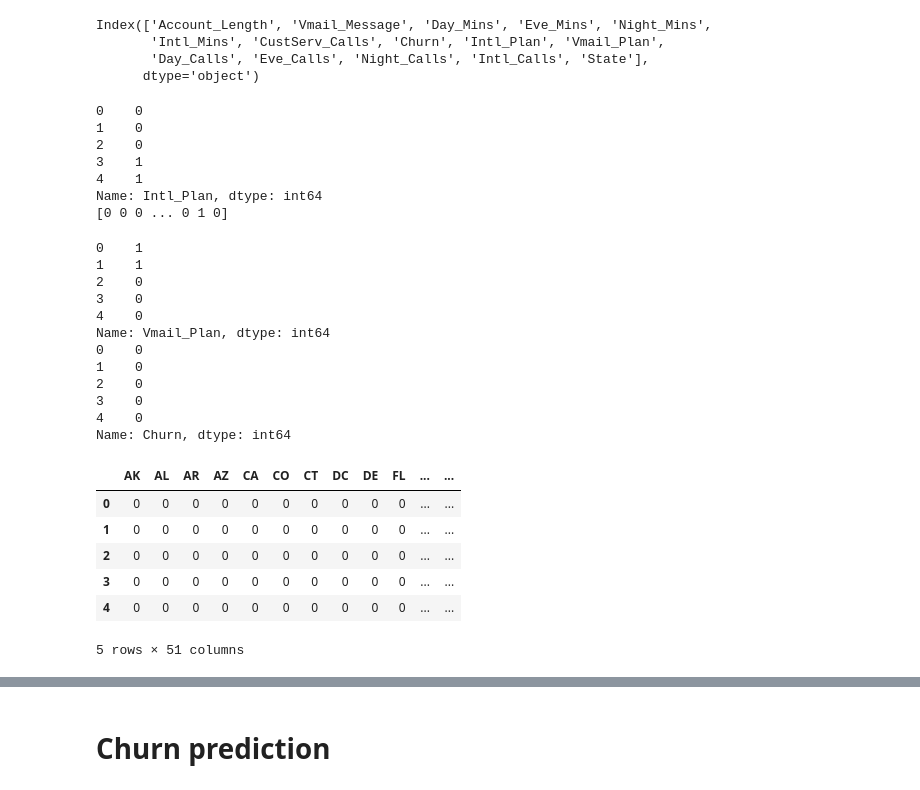
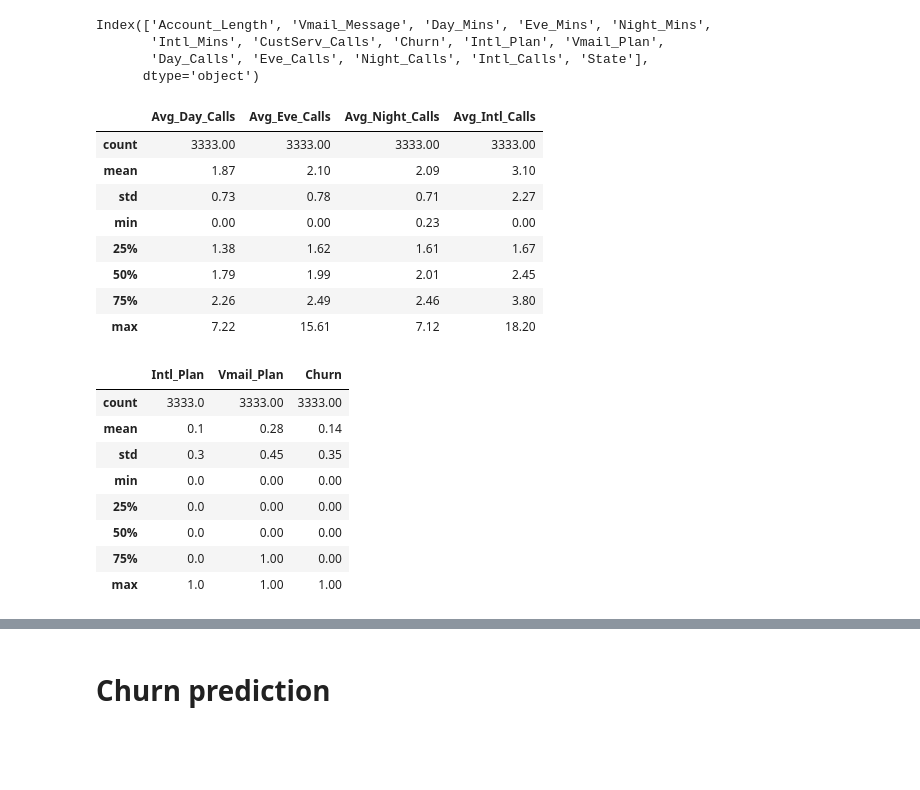
Before and after one commit to MengOonLee/Marketing_analytic, a Jupyter notebook: Tutorial/notebooks/Churn_prediction.ipynb, the cells around one changed output, grey strips where cells are left out. Saved outputs shown, nothing was run; the diff lists cells and outputs as text; code cells hidden in the pictures; blank space fills up the shorter version.

```diff
--- a/Tutorial/notebooks/Churn_prediction.ipynb
+++ b/Tutorial/notebooks/Churn_prediction.ipynb
@@ -199,52 +205,42 @@ Index(['Account_Length', 'Vmail_Message', 'Day_Mins', 'Eve_Mins', 'Night_Mins',
        'Intl_Mins', 'CustServ_Calls', 'Churn', 'Intl_Plan', 'Vmail_Plan',
        'Day_Calls', 'Eve_Calls', 'Night_Calls', 'Intl_Calls', 'State'],
       dtype='object')
-# %%
-# Encoding binary features
-# Option 1:
-print(telco['Intl_Plan'].replace({'no':0, 'yes':1}).head())
-# Option 2:
-print(LabelEncoder().fit_transform(telco['Intl_Plan']))
-# %% [output]
-0    0
-1    0
-2    0
-3    1
-4    1
-Name: Intl_Plan, dtype: int64
-[0 0 0 ... 0 1 0]
+# %%
+# Feature Engineering
+# Create the new feature
+telco['Avg_Day_Calls'] = np.where(telco['Day_Calls']==0, 0, telco['Day_Mins'] / telco['Day_Calls'])
+telco['Avg_Eve_Calls'] = np.where(telco['Eve_Calls']==0, 0, telco['Eve_Mins'] / telco['Eve_Calls'])
+telco['Avg_Night_Calls'] = np.where(telco['Night_Calls']==0, 0, telco['Night_Mins'] / telco['Night_Calls'])
+telco['Avg_Intl_Calls'] = np.where(telco['Intl_Calls']==0, 0, telco['Intl_Mins'] / telco['Intl_Calls'])
+# Print the summary statistic
+telco[['Avg_Day_Calls', 'Avg_Eve_Calls', 'Avg_Night_Calls',
+    'Avg_Intl_Calls']].describe().round(2)
+# %% [output]
+|  | Avg_Day_Calls | Avg_Eve_Calls | Avg_Night_Calls | Avg_Intl_Calls |
+| count | 3333.00 | 3333.00 | 3333.00 | 3333.00 |
+| mean | 1.87 | 2.10 | 2.09 | 3.10 |
+| std | 0.73 | 0.78 | 0.71 | 2.27 |
+| min | 0.00 | 0.00 | 0.23 | 0.00 |
+| 25% | 1.38 | 1.62 | 1.61 | 1.67 |
+| 50% | 1.79 | 1.99 | 2.01 | 2.45 |
+| 75% | 2.26 | 2.49 | 2.46 | 3.80 |
+| max | 7.22 | 15.61 | 7.12 | 18.20 |
 # %%
-# Replace 'no' with 0 and 'yes' with 1 in 'Vmail_Plan'
-telco['Vmail_Plan'] = telco['Vmail_Plan'].replace({'no':0, 'yes':1})
-
+# Encoding binary features
+telco['Intl_Plan'] = LabelEncoder().fit_transform(telco['Intl_Plan'])
+telco['Vmail_Plan'] = LabelEncoder().fit_transform(telco['Vmail_Plan'])
 # Replace 'no' with 0 and 'yes' with 1 in 'Churn'
 telco['Churn'] = telco['Churn'].replace({'no':0, 'yes':1})
 
 # Print the results to verify
-print(telco['Vmail_Plan'].head())
-print(telco['Churn'].head())
+telco[['Intl_Plan', 'Vmail_Plan', 'Churn']].describe().round(2)
 # %% [output]
-0    1
-1    1
-2    0
-3    0
-4    0
-Name: Vmail_Plan, dtype: int64
-0    0
-1    0
-2    0
-3    0
-4    0
-Name: Churn, dtype: int64
+|  | Intl_Plan | Vmail_Plan | Churn |
+| count | 3333.0 | 3333.00 | 3333.00 |
+| mean | 0.1 | 0.28 | 0.14 |
+| std | 0.3 | 0.45 | 0.35 |
+| min | 0.0 | 0.00 | 0.00 |
+| 25% | 0.0 | 0.00 | 0.00 |
+| 50% | 0.0 | 0.00 | 0.00 |
+| 75% | 0.0 | 1.00 | 0.00 |
+| max | 1.0 | 1.00 | 1.00 |
-# %%
-# Perform one hot encoding on 'State'
-telco_state = pd.get_dummies(telco['State'])
-telco_state.head()
-# %% [output]
-|  | AK | AL | AR | AZ | CA | CO | CT | DC | DE | FL | ... | ... |
-| 0 | 0 | 0 | 0 | 0 | 0 | 0 | 0 | 0 | 0 | 0 | ... | ... |
-| 1 | 0 | 0 | 0 | 0 | 0 | 0 | 0 | 0 | 0 | 0 | ... | ... |
-| 2 | 0 | 0 | 0 | 0 | 0 | 0 | 0 | 0 | 0 | 0 | ... | ... |
-| 3 | 0 | 0 | 0 | 0 | 0 | 0 | 0 | 0 | 0 | 0 | ... | ... |
-| 4 | 0 | 0 | 0 | 0 | 0 | 0 | 0 | 0 | 0 | 0 | ... | ... |
-5 rows × 51 columns
```
Also changed, not shown: parts of 10 cells of this notebook.
